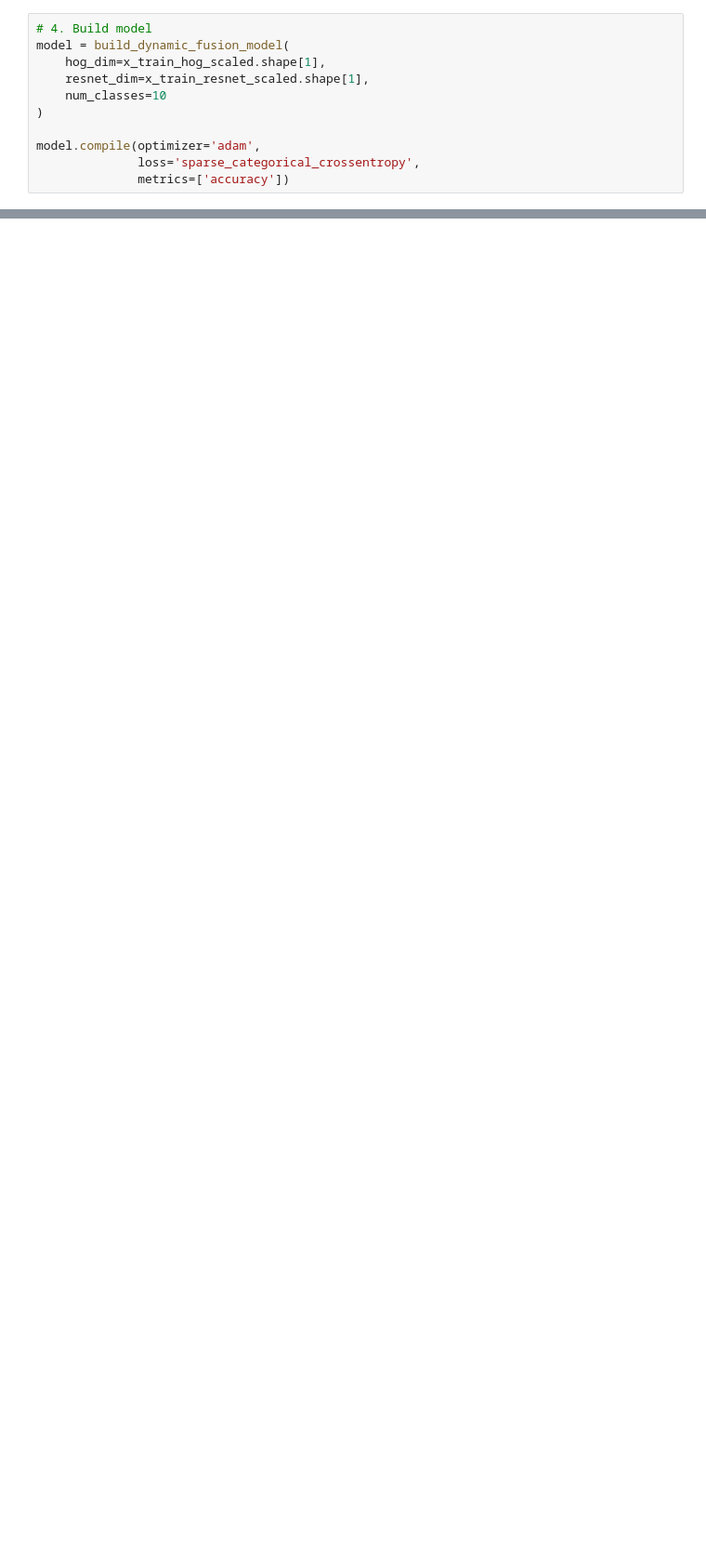
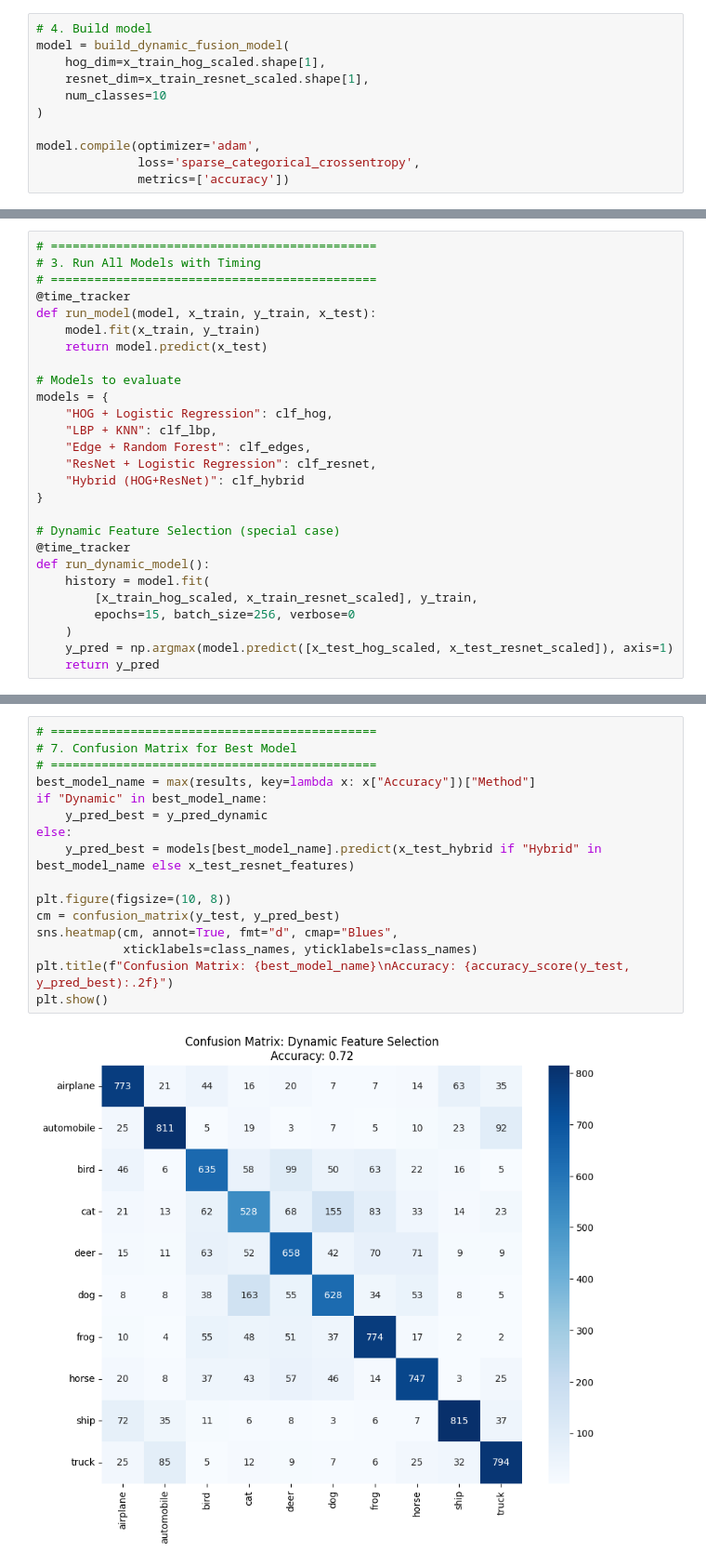
Before and after one commit to sathvikvalivety/ML-ASSIGNMENT, a Jupyter notebook: part2/ass.ipynb, the cells around one changed output, grey strips where cells are left out. Shown at 93% size. Cells and saved outputs as stored; diff of their text form; blank space fills up the shorter version.

```diff
--- a/part2/ass.ipynb
+++ b/part2/ass.ipynb
@@ -371,0 +584,27 @@ plt.show()
+# %%
+# =============================================
+# 3. Run All Models with Timing
+# =============================================
+@time_tracker
+def run_model(model, x_train, y_train, x_test):
+    model.fit(x_train, y_train)
+    return model.predict(x_test)
+
+# Models to evaluate
+models = {
+    "HOG + Logistic Regression": clf_hog,
+    "LBP + KNN": clf_lbp,
+    "Edge + Random Forest": clf_edges,
+    "ResNet + Logistic Regression": clf_resnet,
+    "Hybrid (HOG+ResNet)": clf_hybrid
+}
+
+# Dynamic Feature Selection (special case)
+@time_tracker
+def run_dynamic_model():
+    history = model.fit(
+        [x_train_hog_scaled, x_train_resnet_scaled], y_train,
+        epochs=15, batch_size=256, verbose=0
+    )
+    y_pred = np.argmax(model.predict([x_test_hog_scaled, x_test_resnet_scaled]), axis=1)
+    return y_pred
@@ -371,0 +720,18 @@ plt.show()
+# %%
+# =============================================
+# 7. Confusion Matrix for Best Model
+# =============================================
+best_model_name = max(results, key=lambda x: x["Accuracy"])["Method"]
+if "Dynamic" in best_model_name:
+    y_pred_best = y_pred_dynamic
+else:
+    y_pred_best = models[best_model_name].predict(x_test_hybrid if "Hybrid" in best_model_name else x_test_resnet_features)
+
+plt.figure(figsize=(10, 8))
+cm = confusion_matrix(y_test, y_pred_best)
+sns.heatmap(cm, annot=True, fmt="d", cmap="Blues",
+            xticklabels=class_names, yticklabels=class_names)
+plt.title(f"Confusion Matrix: {best_model_name}\nAccuracy: {accuracy_score(y_test, y_pred_best):.2f}")
+plt.show()
+# %% [output]
+[figure, added]
```
Also changed, not shown: parts of 35 cells of this notebook.
